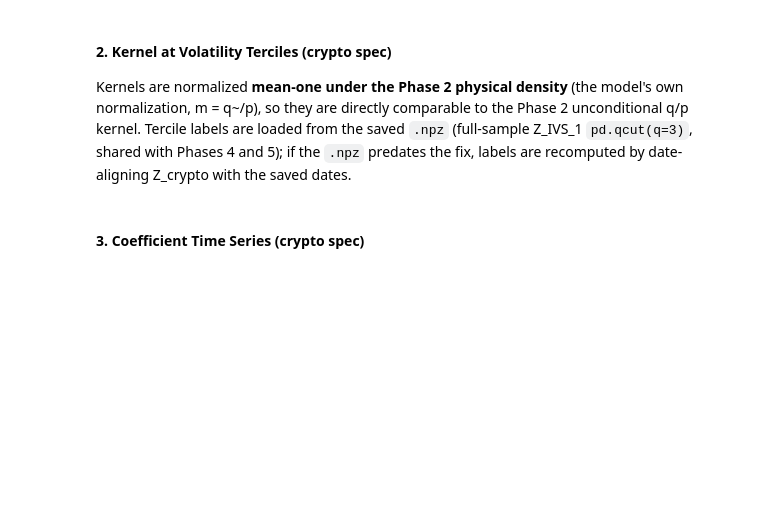
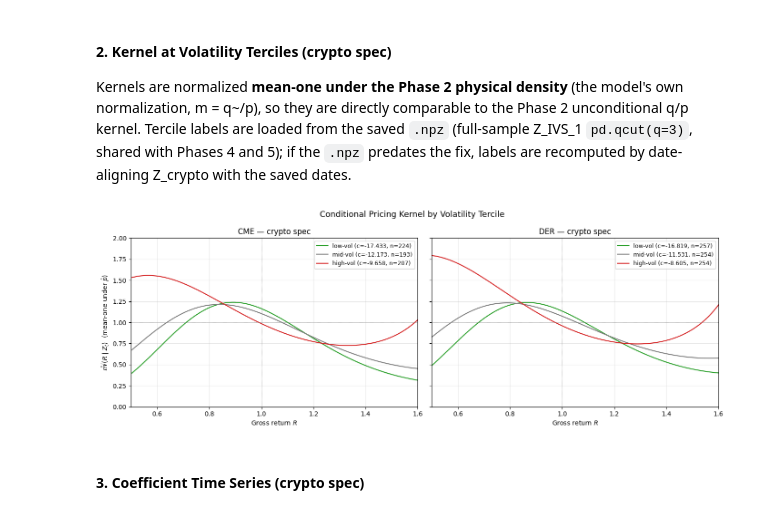
Before and after one commit to Lldelduca/bitcoin-risk-premia, a Jupyter notebook: notebooks/03_conditional_kernel.ipynb, the cells around one changed output. Cells and saved outputs as stored; diff of their text form; code cells hidden in the pictures; blank space fills up the shorter version.

```diff
--- a/notebooks/03_conditional_kernel.ipynb
+++ b/notebooks/03_conditional_kernel.ipynb
@@ -88,34 +104,36 @@ for ax, venue in zip(axes, ['CME', 'DER']):
     run_df = pd.DataFrame({'date': dates_run})
     merged_z = run_df.merge(Z_crypto[['date'] + z_cols], on='date', how='inner')
     Z_mat = merged_z[z_cols].values
 
     result = ConditionalKernelResult(
         theta=data['theta'], n_params=int(row['n_params']),
         n_days=int(row['n_days']), n_Z=len(z_cols), venue=venue,
         spec_name='crypto', kl_total=row['kl_total'],
         kl_mean=row['kl_mean'], converged=row['converged'], hessian_inv=None)
     terciles = evaluate_kernel_at_terciles(result, R_GRID, Z_mat,
                                            tercile_labels=tercile_labels,
                                            p_phys=p_phys)
     for name in ['low', 'mid', 'high']:
         if name not in terciles:
             continue
         t = terciles[name]
         ax.plot(R_GRID, t['kernel'], color=colors[name], lw=1.5,
                 label=f"{name}-vol (c={t['c']:.3f}, n={t['n_days']})")
         if 'p_mean_check' in t:
             assert abs(t['p_mean_check'] - 1.0) < 1e-6
     ax.axhline(1.0, color='gray', lw=0.5, ls=':')
     ax.axvline(1.0, color='gray', lw=0.5, ls=':')
     ax.set_xlabel('Gross return $R$')
     ax.set_xlim(0.5, 1.6)
-    ax.set_ylim(0, 5)
+    ax.set_ylim(0, 2)
     ax.set_title(f'{venue} — crypto spec')
     ax.legend(fontsize=9)
 axes[0].set_ylabel(r'$\hat{m}^j(R \mid Z_t)$  (mean-one under $\hat{p}$)')
 fig.suptitle('Conditional Pricing Kernel by Volatility Tercile', fontsize=13)
 plt.tight_layout()
 plt.show()
+# %% [output]
+[figure, added]
 # %% [markdown]
 #### 3. Coefficient Time Series (crypto spec)
 # %%
```
Also changed, not shown: parts of 5 cells of this notebook, 3 other files.
